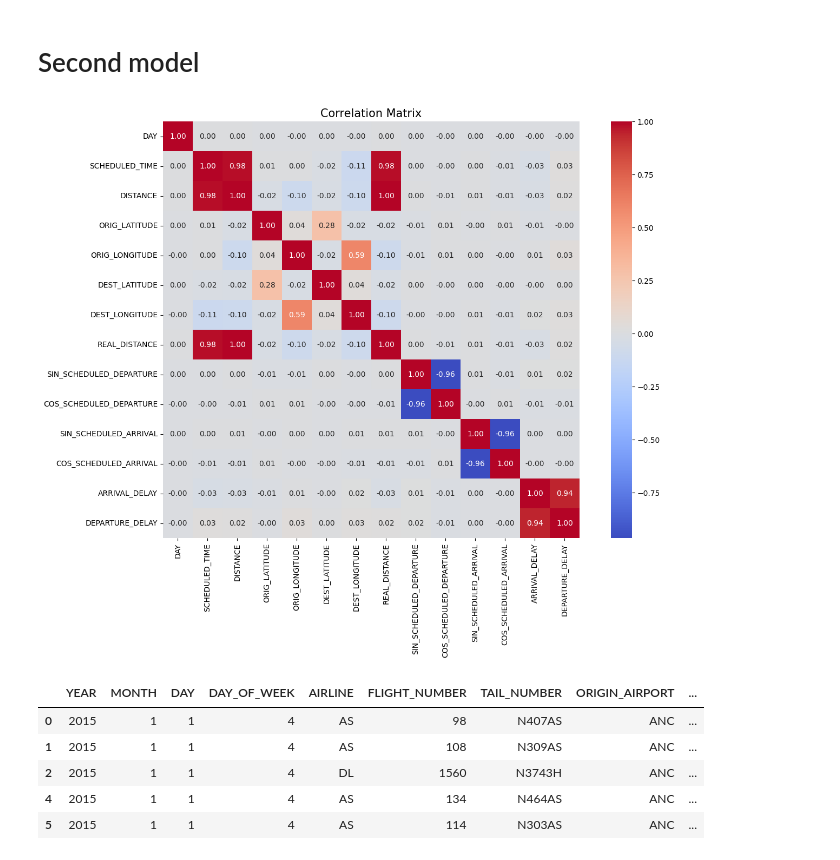
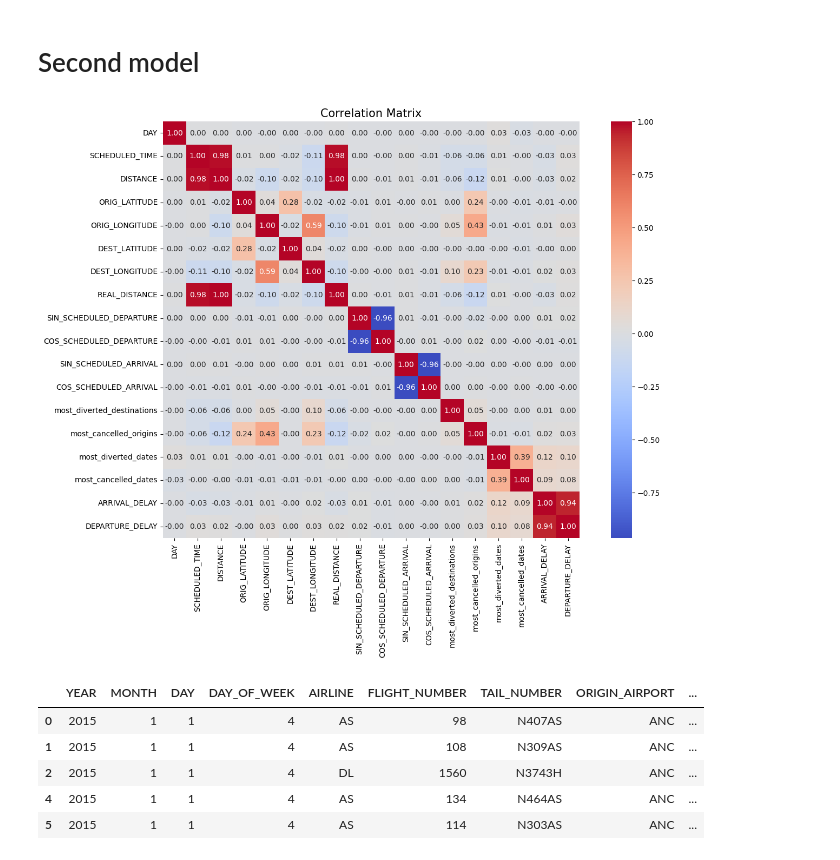
Before and after one commit to kriskalb/flight-delay-prediction, a Jupyter notebook: final_project.ipynb, the cells around one changed output. Cells and saved outputs as stored; diff of their text form; code cells hidden in the pictures.

```diff
--- a/final_project.ipynb
+++ b/final_project.ipynb
@@ -832,28 +868,32 @@ df.head()
 # %%
 labels_to_corr = ['DAY',
                     'SCHEDULED_TIME',
                     'DISTANCE',
                     'ORIG_LATITUDE',
                     'ORIG_LONGITUDE',
                     'DEST_LATITUDE',
                     'DEST_LONGITUDE',
                     'REAL_DISTANCE',
                     'SIN_SCHEDULED_DEPARTURE',
                     'COS_SCHEDULED_DEPARTURE',
                     'SIN_SCHEDULED_ARRIVAL',
                     'COS_SCHEDULED_ARRIVAL',
+                  'most_diverted_destinations',
+                    'most_cancelled_origins',
+                    'most_diverted_dates',
+                    'most_cancelled_dates',
                   'ARRIVAL_DELAY',
                   'DEPARTURE_DELAY']
 
 corr_df = df[labels_to_corr].corr()
 
 plt.figure(figsize=(15, 10))
 sns.heatmap(corr_df, annot=True, fmt=".2f", cmap='coolwarm', cbar=True, square=True)
 
 plt.title("Correlation Matrix", fontsize=15)
 plt.show()
 # %% [output]
-[figure, old version]
+[figure, new version]
 # %%
 df.head()
 # %% [output]
```
Also changed, not shown: parts of 110 cells of this notebook.
